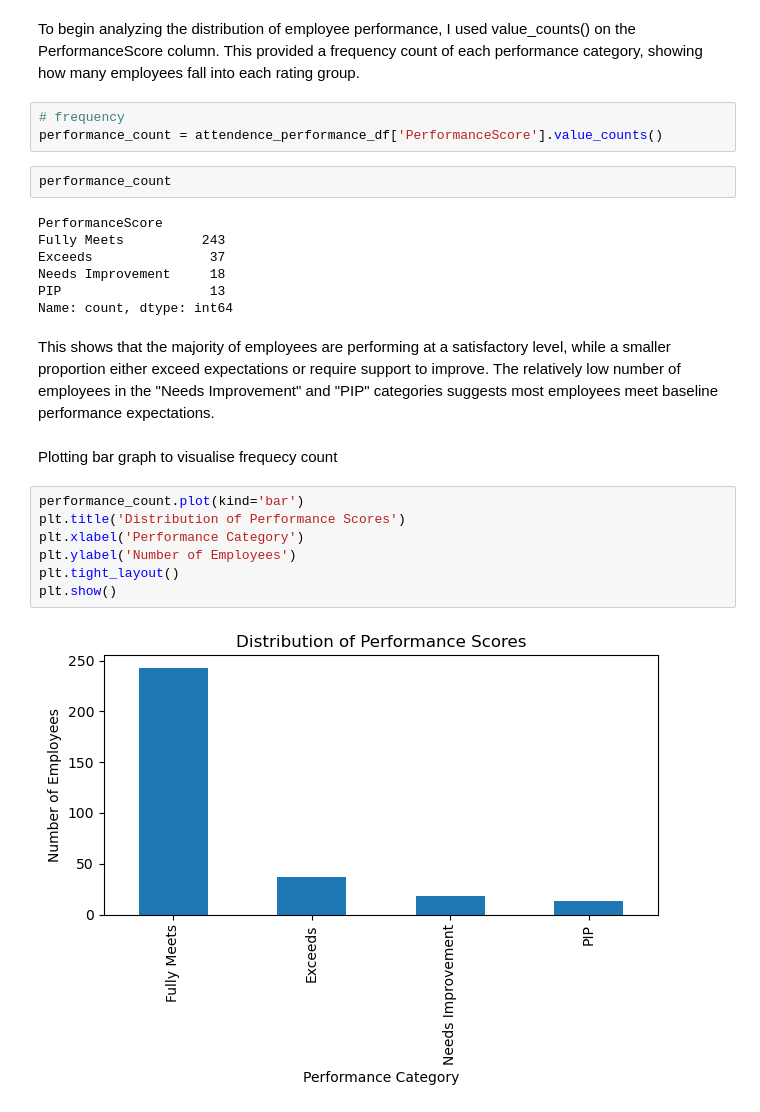
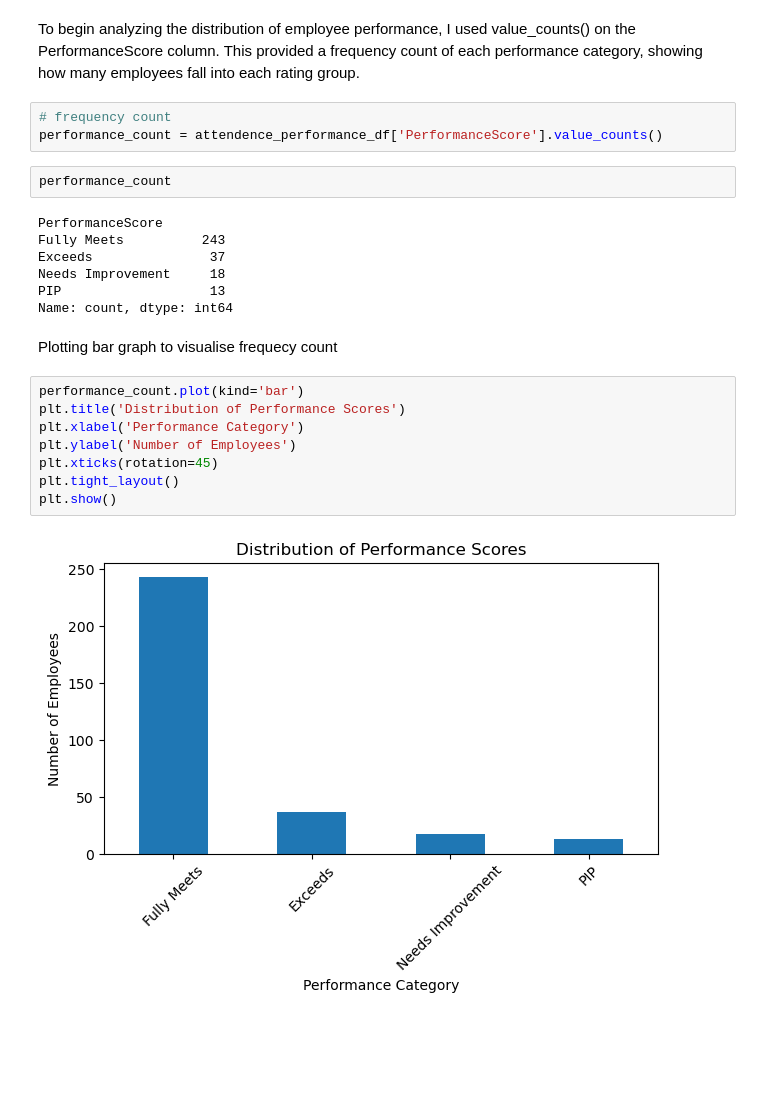
Before and after one commit to akisharbnsn/CohortB_Career_Analysis, a Jupyter notebook: lubnaa_eda.ipynb, the cells around one changed output. Drawn from its saved outputs; the diff is of its cells as text; blank space fills up the shorter version.

```diff
--- a/lubnaa_eda.ipynb
+++ b/lubnaa_eda.ipynb
@@ -359,7 +358,7 @@ To understand recent lateness trends, I analyzed the DaysLateLast30 column. Out
 # %% [markdown]
 To begin analyzing the distribution of employee performance, I used value_counts() on the PerformanceScore column. This provided a frequency count of each performance category, showing how many employees fall into each rating group.
 # %%
-# frequency
+# frequency count
 performance_count = attendence_performance_df['PerformanceScore'].value_counts()
 # %%
 performance_count
@@ -370,16 +369,15 @@ Exceeds               37
 Needs Improvement     18
 PIP                   13
 Name: count, dtype: int64
-# %% [markdown]
-This shows that the majority of employees are performing at a satisfactory level, while a smaller proportion either exceed expectations or require support to improve. The relatively low number of employees in the "Needs Improvement" and "PIP" categories suggests most employees meet baseline performance expectations.
 # %% [markdown]
 Plotting bar graph to visualise frequecy count
 # %%
 performance_count.plot(kind='bar')
 plt.title('Distribution of Performance Scores')
 plt.xlabel('Performance Category')
 plt.ylabel('Number of Employees')
+plt.xticks(rotation=45)
 plt.tight_layout()
 plt.show()
 # %% [output]
-[figure, old version]
+[figure, new version]
```
Also changed, not shown: parts of 58 cells of this notebook.
